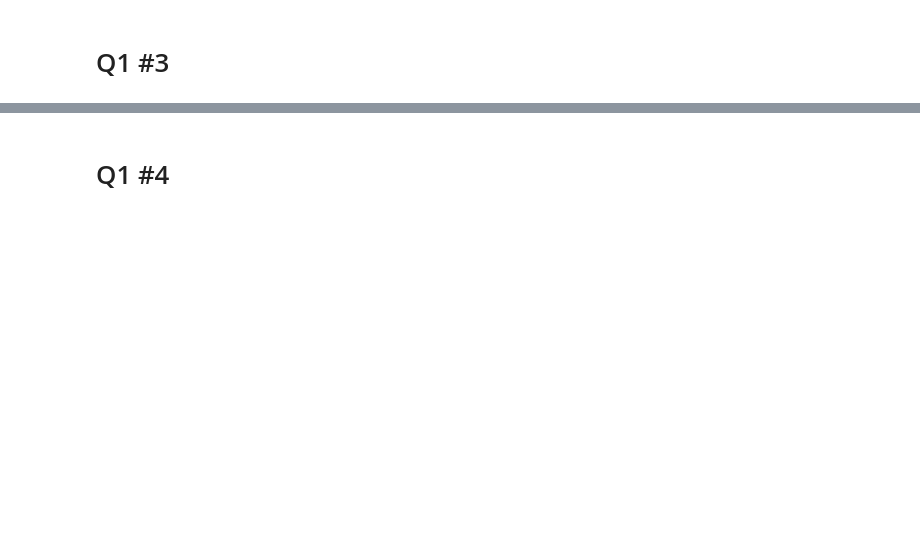
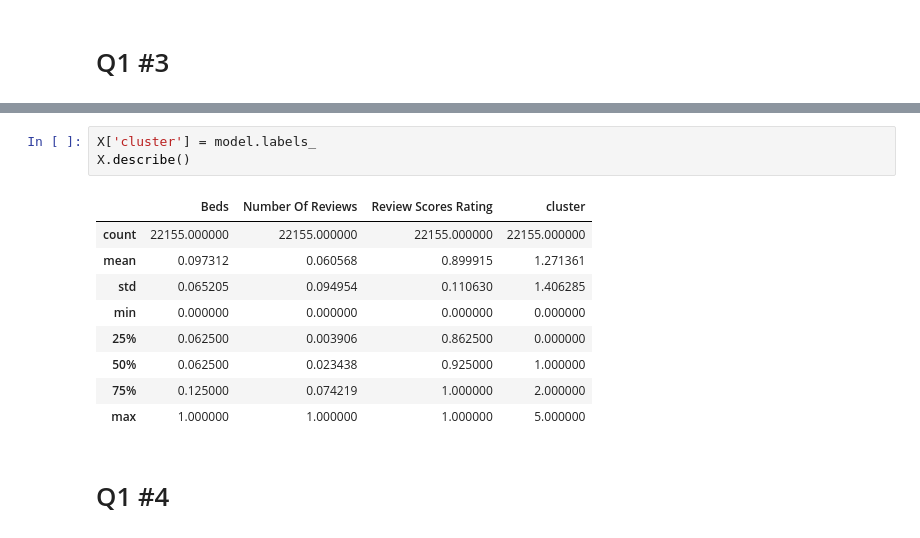
Before and after one commit to Catherine-Nguyen88/kmc, a Jupyter notebook: assignment_kmc.ipynb, the cells around one changed output, grey strips where cells are left out. Saved outputs shown, nothing was run; the diff lists cells and outputs as text; blank space fills up the shorter version.

```diff
--- a/assignment_kmc.ipynb
+++ b/assignment_kmc.ipynb
@@ -145,3 +159,16 @@ X = X.apply(maxmin)
+# %%
+X['cluster'] = model.labels_
+X.describe()
+# %% [output]
+|  | Beds | Number Of Reviews | Review Scores Rating | cluster |
+| count | 22155.000000 | 22155.000000 | 22155.000000 | 22155.000000 |
+| mean | 0.097312 | 0.060568 | 0.899915 | 1.271361 |
+| std | 0.065205 | 0.094954 | 0.110630 | 1.406285 |
+| min | 0.000000 | 0.000000 | 0.000000 | 0.000000 |
+| 25% | 0.062500 | 0.003906 | 0.862500 | 0.000000 |
+| 50% | 0.062500 | 0.023438 | 0.925000 | 1.000000 |
+| 75% | 0.125000 | 0.074219 | 1.000000 | 2.000000 |
+| max | 1.000000 | 1.000000 | 1.000000 | 5.000000 |
 # %% [markdown]
 # Q1 #4
 # %%
```
Also changed, not shown: parts of 13 cells of this notebook.
